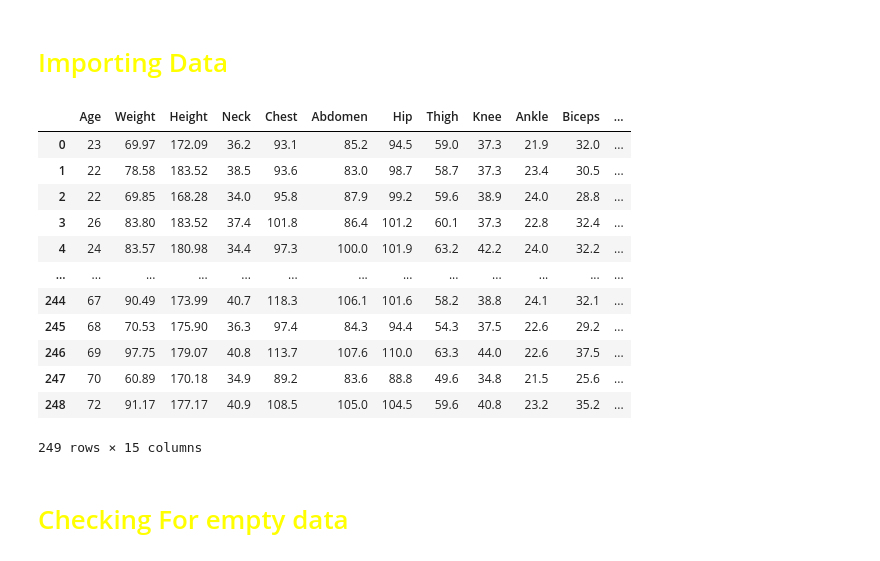
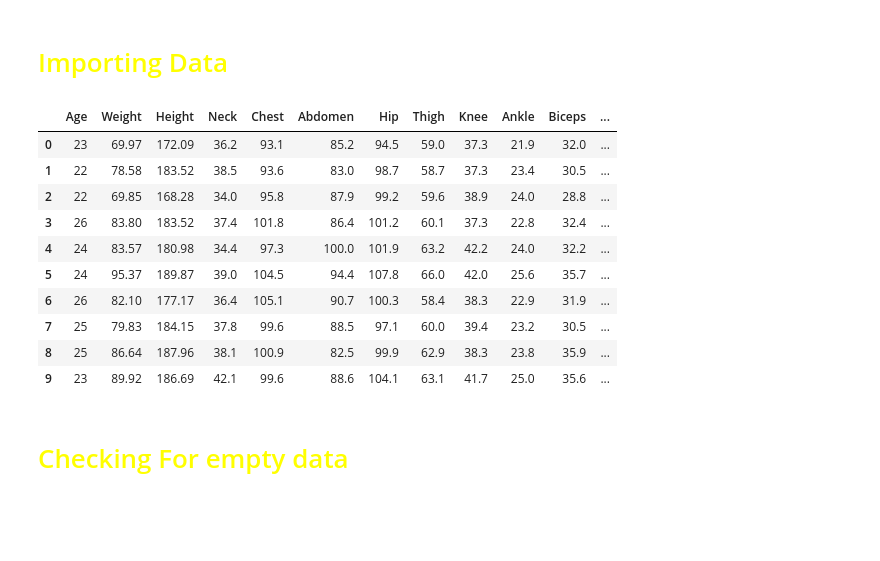
Before and after one commit to biswajit-github-2022/RKMVERI_3RD, a Jupyter notebook: class/Econometry_and_Finance/Econometrics/project/main.ipynb, the cells around one changed output. Saved outputs shown, nothing was run; the diff lists cells and outputs as text; code cells hidden in the pictures; blank space fills up the shorter version.

```diff
--- a/class/Econometry_and_Finance/Econometrics/project/main.ipynb
+++ b/class/Econometry_and_Finance/Econometrics/project/main.ipynb
@@ -24,21 +24,19 @@ data = pd.read_csv("dataset.csv")
 data=data.drop(columns=["Density"])
 # %%
 
-data
+data.head(10)
 # %% [output]
 |  | Age | Weight | Height | Neck | Chest | Abdomen | Hip | Thigh | Knee | Ankle | Biceps | ... |
 | 0 | 23 | 69.97 | 172.09 | 36.2 | 93.1 | 85.2 | 94.5 | 59.0 | 37.3 | 21.9 | 32.0 | ... |
 | 1 | 22 | 78.58 | 183.52 | 38.5 | 93.6 | 83.0 | 98.7 | 58.7 | 37.3 | 23.4 | 30.5 | ... |
 | 2 | 22 | 69.85 | 168.28 | 34.0 | 95.8 | 87.9 | 99.2 | 59.6 | 38.9 | 24.0 | 28.8 | ... |
 | 3 | 26 | 83.80 | 183.52 | 37.4 | 101.8 | 86.4 | 101.2 | 60.1 | 37.3 | 22.8 | 32.4 | ... |
 | 4 | 24 | 83.57 | 180.98 | 34.4 | 97.3 | 100.0 | 101.9 | 63.2 | 42.2 | 24.0 | 32.2 | ... |
-| ... | ... | ... | ... | ... | ... | ... | ... | ... | ... | ... | ... | ... |
-| 244 | 67 | 90.49 | 173.99 | 40.7 | 118.3 | 106.1 | 101.6 | 58.2 | 38.8 | 24.1 | 32.1 | ... |
-| 245 | 68 | 70.53 | 175.90 | 36.3 | 97.4 | 84.3 | 94.4 | 54.3 | 37.5 | 22.6 | 29.2 | ... |
-| 246 | 69 | 97.75 | 179.07 | 40.8 | 113.7 | 107.6 | 110.0 | 63.3 | 44.0 | 22.6 | 37.5 | ... |
-| 247 | 70 | 60.89 | 170.18 | 34.9 | 89.2 | 83.6 | 88.8 | 49.6 | 34.8 | 21.5 | 25.6 | ... |
-| 248 | 72 | 91.17 | 177.17 | 40.9 | 108.5 | 105.0 | 104.5 | 59.6 | 40.8 | 23.2 | 35.2 | ... |
+| 5 | 24 | 95.37 | 189.87 | 39.0 | 104.5 | 94.4 | 107.8 | 66.0 | 42.0 | 25.6 | 35.7 | ... |
+| 6 | 26 | 82.10 | 177.17 | 36.4 | 105.1 | 90.7 | 100.3 | 58.4 | 38.3 | 22.9 | 31.9 | ... |
+| 7 | 25 | 79.83 | 184.15 | 37.8 | 99.6 | 88.5 | 97.1 | 60.0 | 39.4 | 23.2 | 30.5 | ... |
+| 8 | 25 | 86.64 | 187.96 | 38.1 | 100.9 | 82.5 | 99.9 | 62.9 | 38.3 | 23.8 | 35.9 | ... |
+| 9 | 23 | 89.92 | 186.69 | 42.1 | 99.6 | 88.6 | 104.1 | 63.1 | 41.7 | 25.0 | 35.6 | ... |
-249 rows × 15 columns
 # %% [markdown]
 
 # <span style="color: yellow;">Checking For empty data</span>
```
Also changed, not shown: parts of 1 cell of this notebook.
